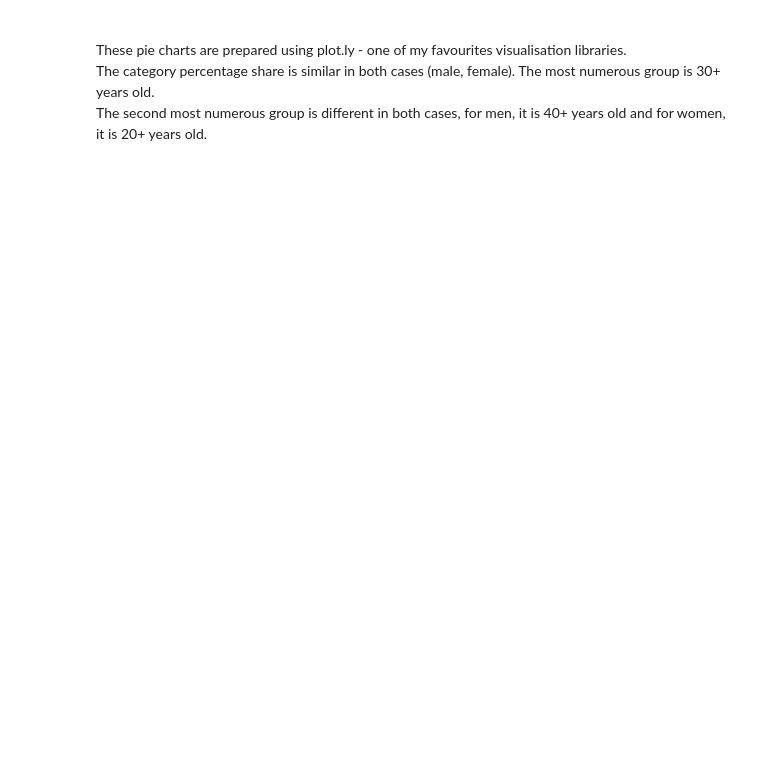
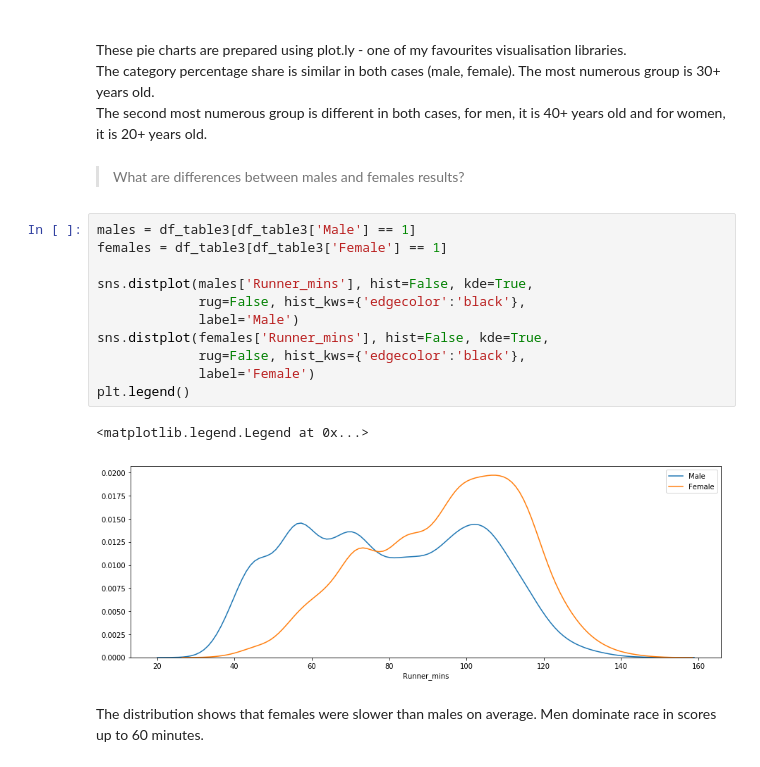
Before and after one commit to klistiano/bieg_niepodleglosci_analysis, a Jupyter notebook: Race_analysis.ipynb, the cells around one changed output. Saved outputs shown, nothing was run; the diff lists cells and outputs as text; blank space fills up the shorter version.

```diff
--- a/Race_analysis.ipynb
+++ b/Race_analysis.ipynb
@@ -533,3 +554,21 @@ Consider using IPython.display.IFrame instead
 <br> These pie charts are prepared using plot.ly - one of my favourites visualisation libraries.
 <br> The category percentage share is similar in both cases (male, female). The most numerous group is 30+ years old.
 <br> The second most numerous group is different in both cases, for men, it is 40+  years old and for women, it is 20+ years old.
+# %% [markdown]
+> What are differences between males and females results?
+# %%
+males = df_table3[df_table3['Male'] == 1]
+females = df_table3[df_table3['Female'] == 1]
+
+sns.distplot(males['Runner_mins'], hist=False, kde=True,
+             rug=False, hist_kws={'edgecolor':'black'},
+             label='Male')
+sns.distplot(females['Runner_mins'], hist=False, kde=True,
+             rug=False, hist_kws={'edgecolor':'black'},
+             label='Female')
+plt.legend()
+# %% [output]
+<matplotlib.legend.Legend at 0x...>
+[figure, added]
+# %% [markdown]
+The distribution shows that females were slower than males on average. Men dominate race in scores up to 60 minutes.
```
Also changed, not shown: parts of 26 cells of this notebook.
